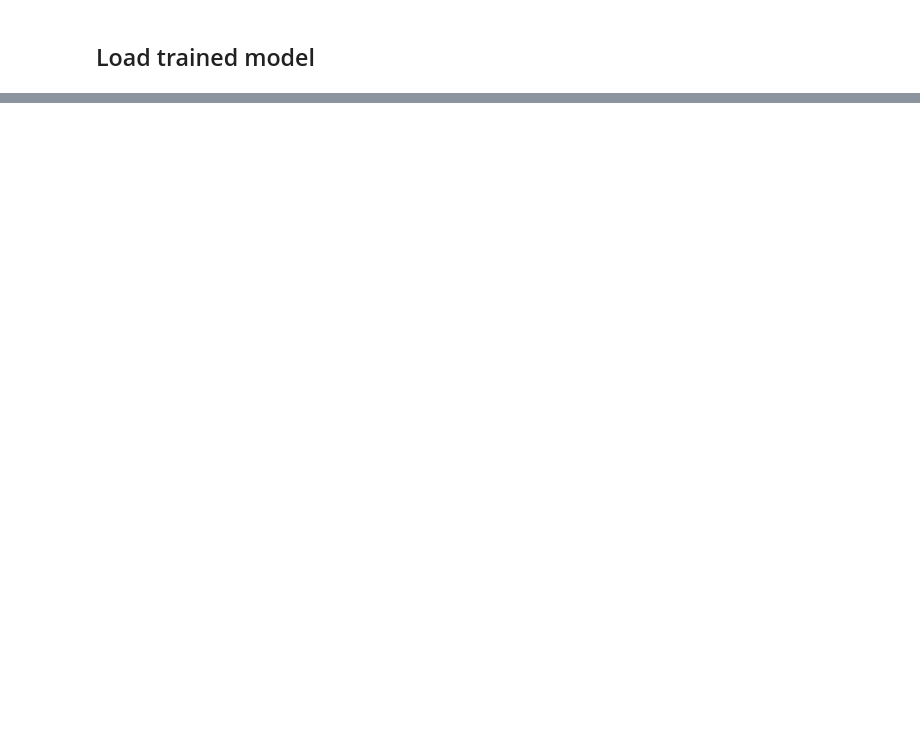
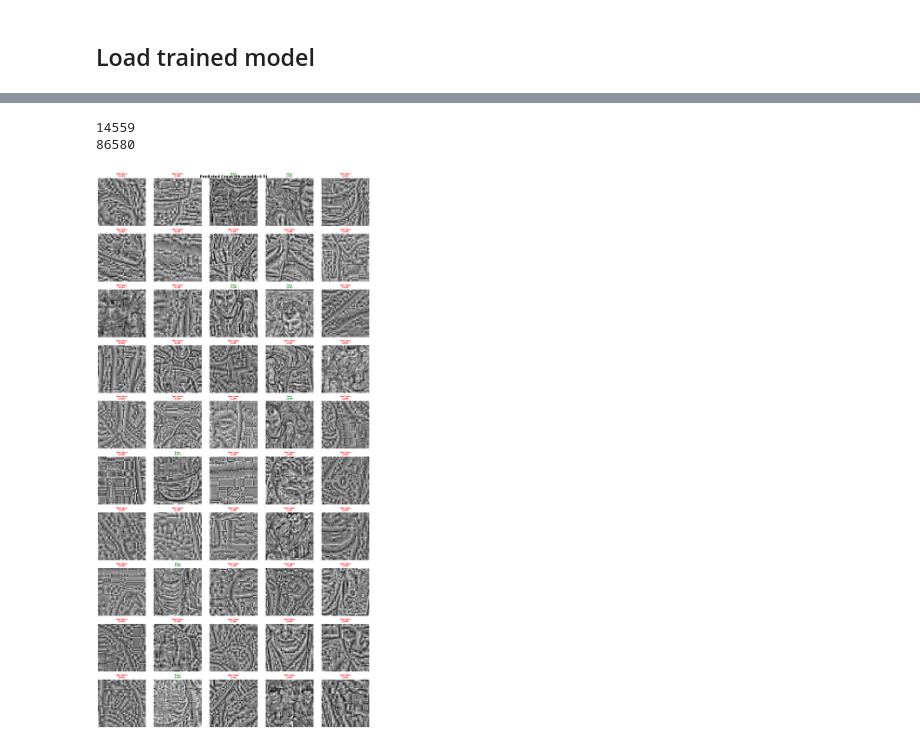
Before and after one commit to MiquelGomezCorral/BIOM-Face-cetection, a Jupyter notebook: NNB-Face-Detection-process.ipynb, the cells around one changed output, grey strips where cells are left out. Drawn from its saved outputs; the diff is of its cells as text; code cells hidden in the pictures; blank space fills up the shorter version.

Commit message:
Image anotator

```diff
--- a/NNB-Face-Detection-process.ipynb
+++ b/NNB-Face-Detection-process.ipynb
@@ -155,0 +38,18 @@ cv2.destroyAllWindows()
+# %%
+from src.model import RowleyFaceNN, FaceCNN
+from src.model import FaceDetectionModule, FaceDataModule
+
+print("Loading:", CONFIG.best_cnn_model_path)
+
+# path = CONFIG.best_cnn_model_path
+path = os.path.join(CONFIG.MODELS_PATH, "best_cnn_model-1.00.ckpt")
+loaded_module = FaceDetectionModule.load_from_checkpoint(
+    path,
+    CONFIG=CONFIG,
+    model=FaceCNN(
+        in_channels=1 if CONFIG.gray_scale else 3,
+        num_classes=1,
+    ),
+)
+loaded_module.eval()
+print("Model loaded successfully.")
@@ -155,0 +146,39 @@ cv2.destroyAllWindows()
+# %%
+print(len([crop['img'] for crop, pred in zip(crops, preds) if pred == 1]))
+print(len([crop['img'] for crop, pred in zip(crops, preds) if pred == 0]))
+# %% [output]
+14559
+86580
+# %%
+# show some predicted crops
+n_crops = min(50, len(crops))  # 5x10 grid = 50 crops
+cols = 5
+rows = 10
+
+fig, axes = plt.subplots(rows, cols, figsize=(15, 30))
+axes = axes.reshape(rows, cols)
+
+for i in range(n_crops):
+    row = i // cols
+    col = i % cols
+
+    idx = np.random.randint(0, len(crops))
+    crop_img = crops[idx]['img']
+    prob = probs[idx]
+
+    # Display crop
+    axes[row, col].imshow(crop_img, cmap="gray")
+
+    # Color-code based on prediction threshold (0.5)
+    is_face = prob > 0.5
+    color = "green" if is_face else "red"
+    title = f"{'Face' if is_face else 'Non-face'}\n{prob:.3f}"
+
+    axes[row, col].set_title(title, color=color, fontsize=8, fontweight='bold')
+    axes[row, col].axis("off")
+
+plt.suptitle(f"Predicted Crops (threshold=0.5)", fontsize=14, fontweight='bold')
+plt.tight_layout()
+plt.show()
+# %% [output]
+[figure, added]
```
Also changed, not shown: parts of 11 cells of this notebook, 1 other file.
